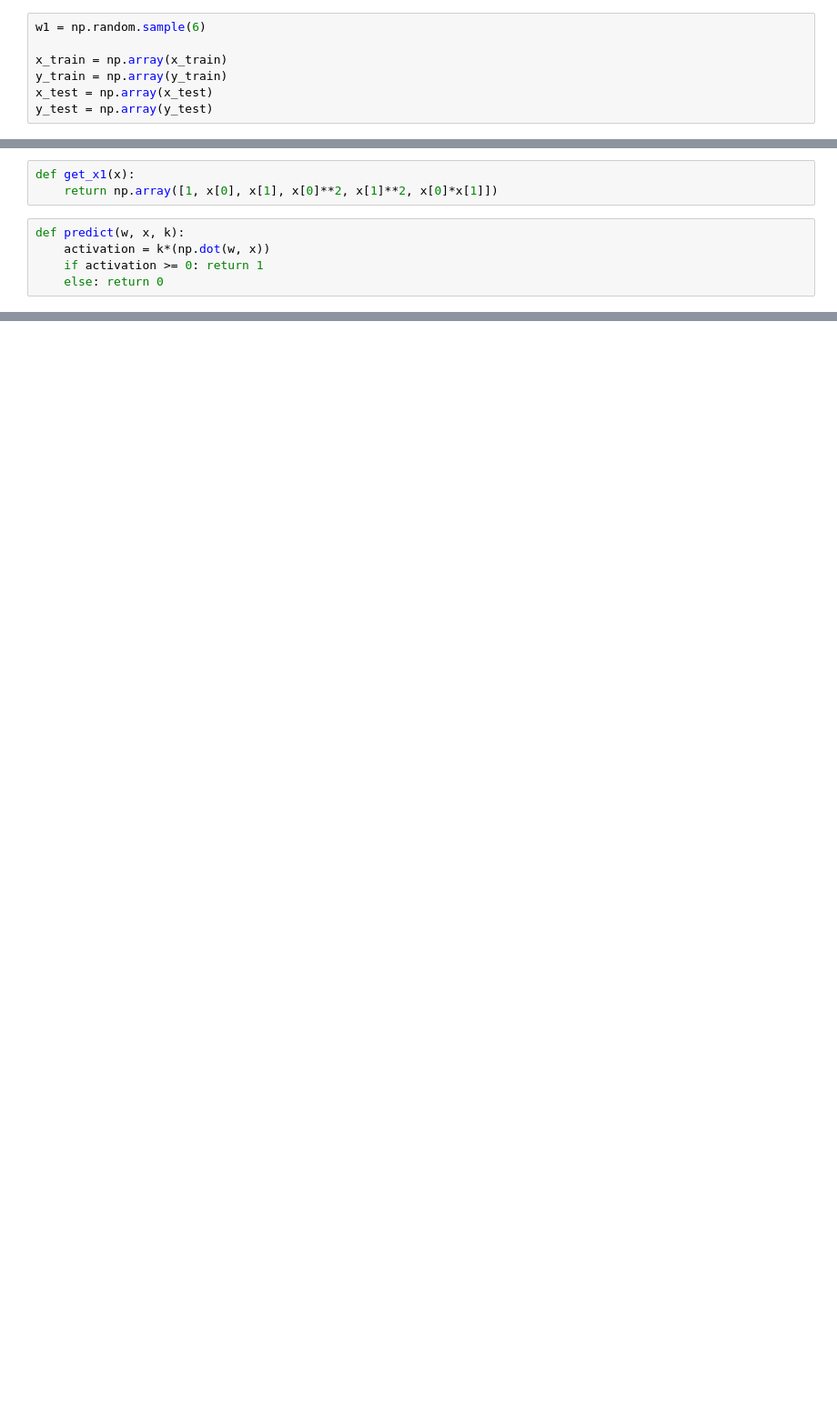
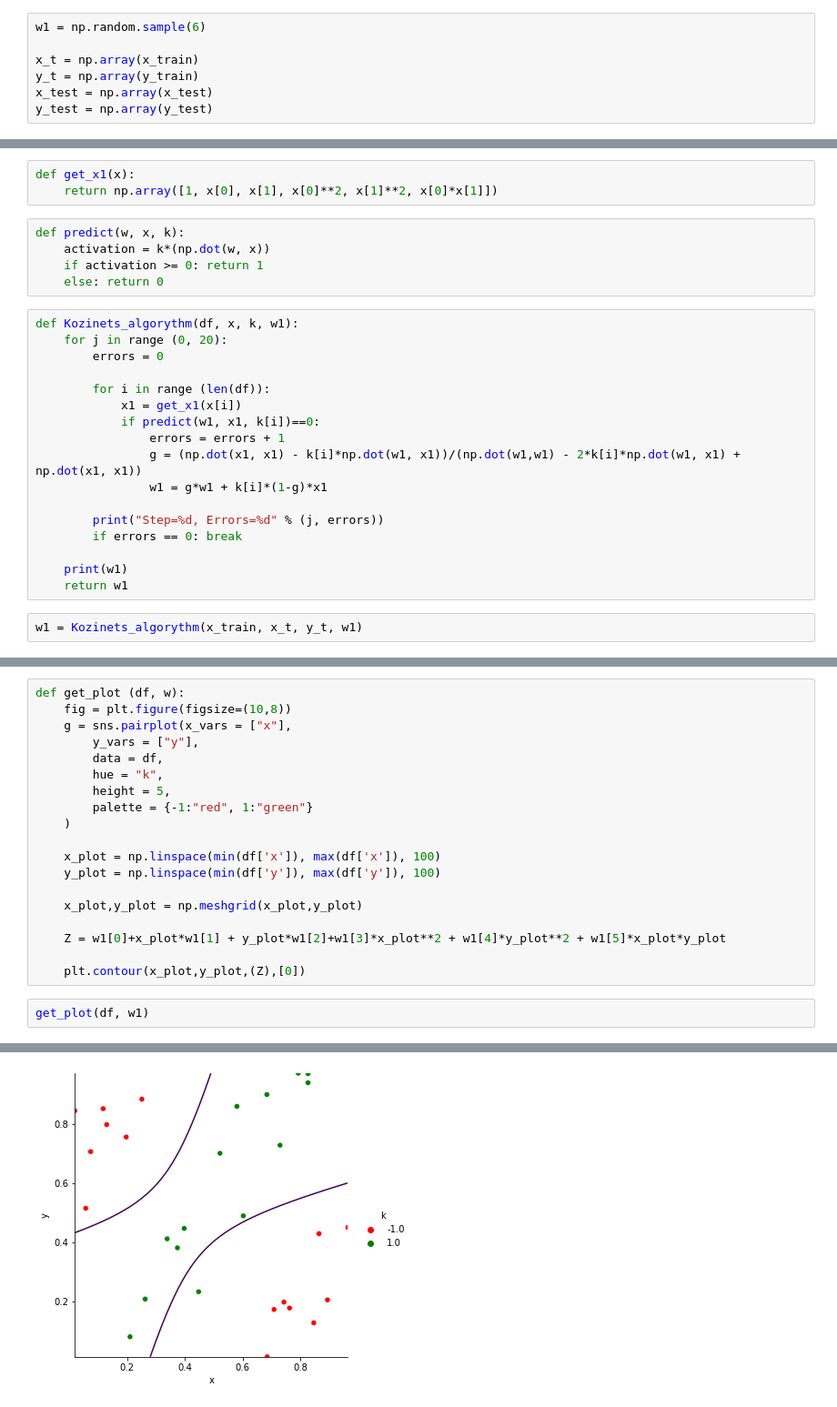
Before and after one commit to AnnaVusata/Labs_Computer_vision, a Jupyter notebook: lab2_comp_vis.ipynb, the cells around one changed output, grey strips where cells are left out. Shown at 91% size. Saved outputs shown, nothing was run; the diff lists cells and outputs as text; blank space fills up the shorter version.

Commit message:
Adding algorythm func and plot
Добавила функцию с алгоритмом Козинца (надо ещё добавить вектор в обучающую выборку) и по полученному вектору построила график

```diff
--- a/lab2_comp_vis.ipynb
+++ b/lab2_comp_vis.ipynb
@@ -80,8 +80,8 @@ print(x_test.shape)
 # %%
 w1 = np.random.sample(6)
 
-x_train = np.array(x_train)
-y_train = np.array(y_train)
+x_t = np.array(x_train)
+y_t = np.array(y_train)
 x_test = np.array(x_test)
 y_test = np.array(y_test)
 # %%
@@ -96,3 +96,22 @@ def predict(w, x, k):
     activation = k*(np.dot(w, x))
     if activation >= 0: return 1
     else: return 0
+# %%
+def Kozinets_algorythm(df, x, k, w1):
+    for j in range (0, 20):
+        errors = 0
+
+        for i in range (len(df)):
+            x1 = get_x1(x[i])
+            if predict(w1, x1, k[i])==0:
+                errors = errors + 1
+                g = (np.dot(x1, x1) - k[i]*np.dot(w1, x1))/(np.dot(w1,w1) - 2*k[i]*np.dot(w1, x1) + np.dot(x1, x1))
+                w1 = g*w1 + k[i]*(1-g)*x1
+
+        print("Step=%d, Errors=%d" % (j, errors))
+        if errors == 0: break
+
+    print(w1)
+    return w1
+# %%
+w1 = Kozinets_algorythm(x_train, x_t, y_t, w1)
@@ -98,0 +130,22 @@ def predict(w, x, k):
+# %%
+def get_plot (df, w):
+    fig = plt.figure(figsize=(10,8))
+    g = sns.pairplot(x_vars = ["x"],
+        y_vars = ["y"],
+        data = df,
+        hue = "k",
+        height = 5,
+        palette = {-1:"red", 1:"green"}
+    )
+
+    x_plot = np.linspace(min(df['x']), max(df['x']), 100)
+    y_plot = np.linspace(min(df['y']), max(df['y']), 100)
+
+    x_plot,y_plot = np.meshgrid(x_plot,y_plot)
+
+    Z = w1[0]+x_plot*w1[1] + y_plot*w1[2]+w1[3]*x_plot**2 + w1[4]*y_plot**2 + w1[5]*x_plot*y_plot
+
+    plt.contour(x_plot,y_plot,(Z),[0])
+# %%
+get_plot(df, w1)
+# %% [output]
@@ -98,0 +153 @@ def predict(w, x, k):
+[figure, added]
```
Also changed, not shown: parts of 4 cells of this notebook.
